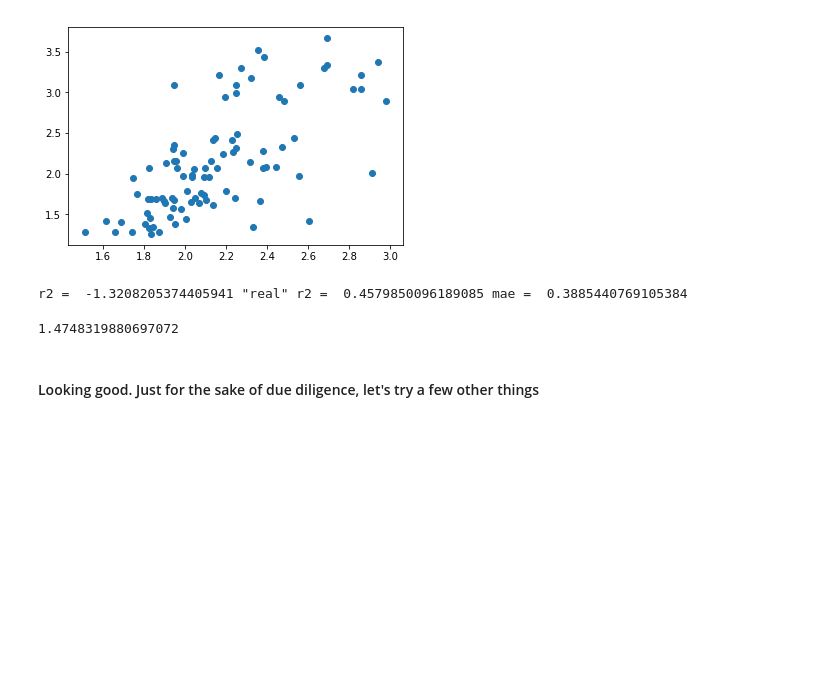
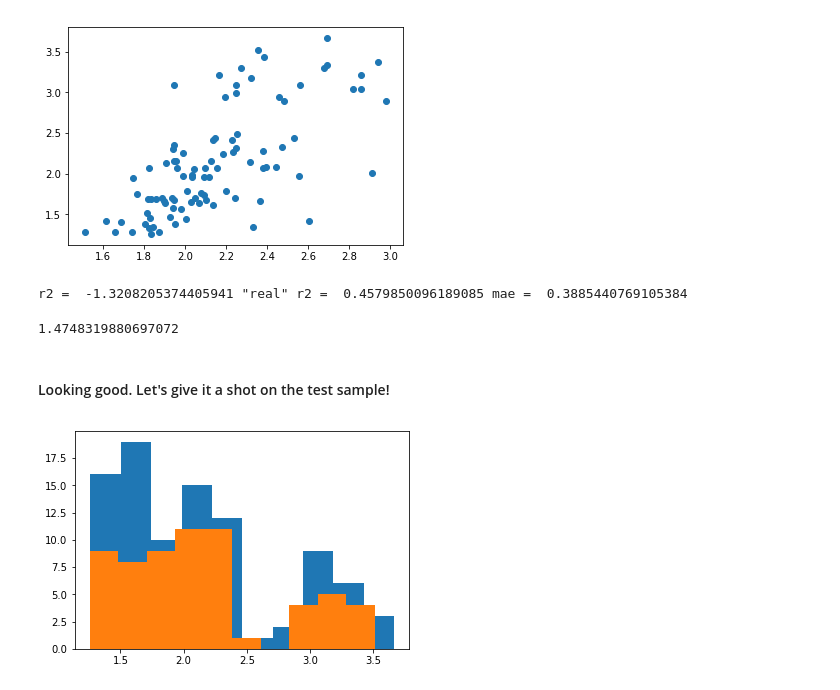
Before and after one commit to illdopejake/RS2018_Nilearn_tutorial, a Jupyter notebook: DeNovo_age_prediction.ipynb, the cells around one changed output. Saved outputs shown, nothing was run; the diff lists cells and outputs as text; code cells hidden in the pictures; blank space fills up the shorter version.

```diff
--- a/DeNovo_age_prediction.ipynb
+++ b/DeNovo_age_prediction.ipynb
@@ -281,5 +281,17 @@ r2 =  -1.3208205374405941 "real" r2 =  0.4579850096189085 mae =  0.3885440769105
 np.exp(mean_absolute_error(y_pred,log_y_train))
 # %% [output]
 1.4748319880697072
-# %% [markdown]
-#### Looking good. Just for the sake of due diligence, let's try a few other things
+# %% [markdown]
+#### Looking good. Let's give it a shot on the test sample!
+# %%
+# transform testing set based on training distribution...
+from sklearn.preprocessing import FunctionTransformer
+transformer = FunctionTransformer(np.log).fit(y_train.values.reshape(-1,1))
+log_y_test = transformer.transform(y_test.values.reshape(-1,1))[:,0]
+# %%
+plt.close()
+plt.hist(log_y_train)
+plt.hist(log_y_test)
+plt.show()
+# %% [output]
+[figure, added]
```
Also changed, not shown: parts of 24 cells of this notebook, 1 other file.
